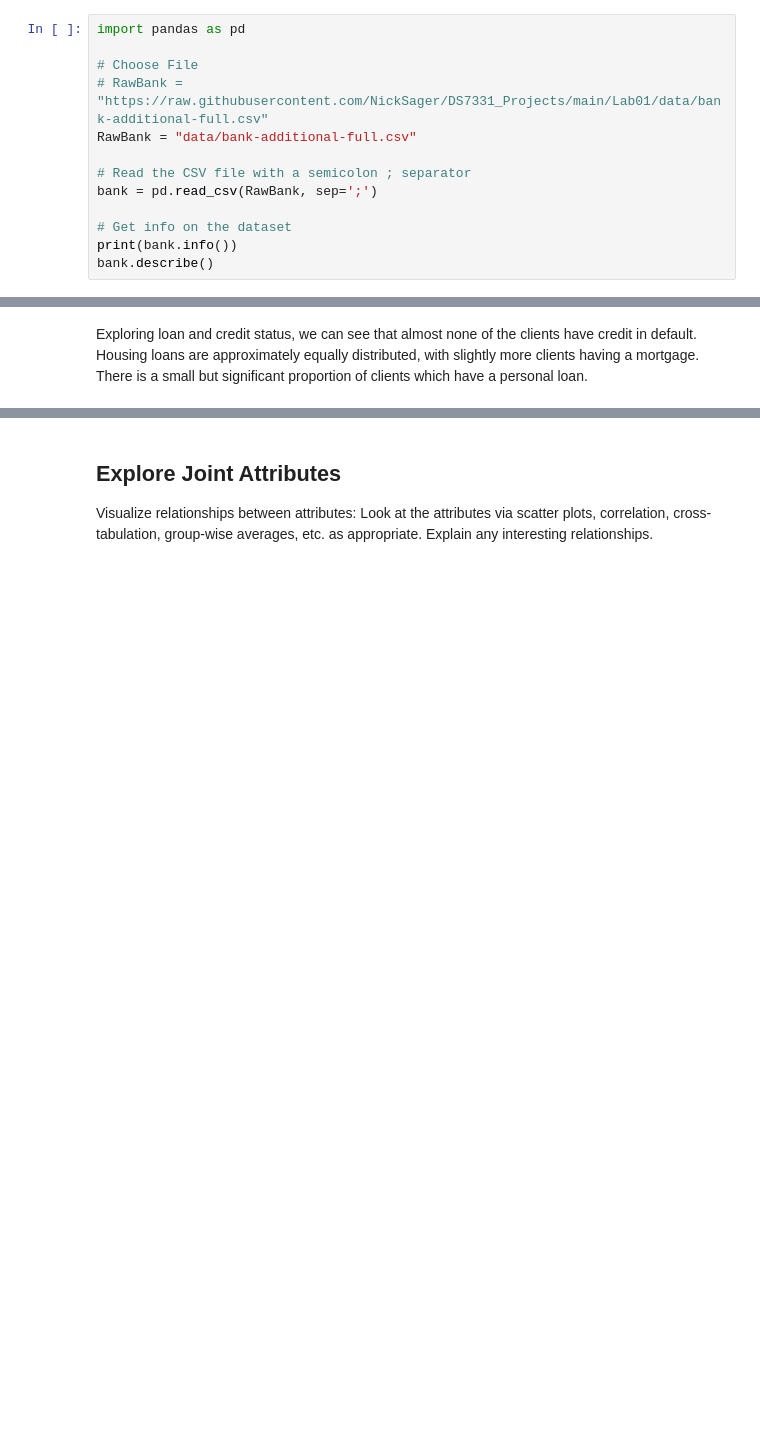
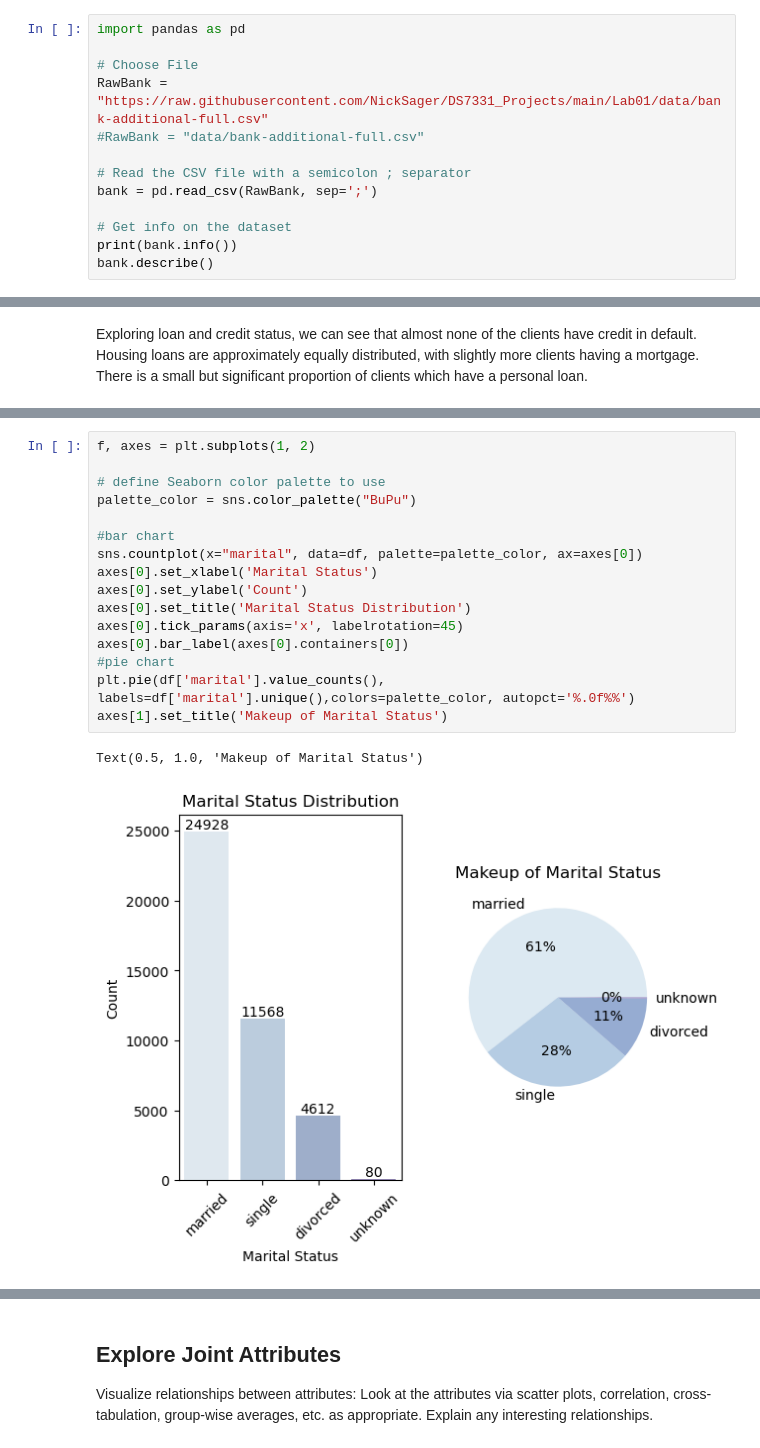
Before and after one commit to NickSager/DS7331_Projects, a Jupyter notebook: Lab01/Lab01.ipynb, the cells around one changed output, grey strips where cells are left out. Saved outputs shown, nothing was run; the diff lists cells and outputs as text; blank space fills up the shorter version.

```diff
--- a/Lab01/Lab01.ipynb
+++ b/Lab01/Lab01.ipynb
@@ -66,8 +63,8 @@ Output variable (desired target):
 import pandas as pd
 
 # Choose File
-# RawBank = "https://raw.githubusercontent.com/NickSager/DS7331_Projects/main/Lab01/data/bank-additional-full.csv"
-RawBank = "data/bank-additional-full.csv"
+RawBank = "https://raw.githubusercontent.com/NickSager/DS7331_Projects/main/Lab01/data/bank-additional-full.csv"
+#RawBank = "data/bank-additional-full.csv"
 
 # Read the CSV file with a semicolon ; separator
 bank = pd.read_csv(RawBank, sep=';')
@@ -373,0 +371,19 @@ Visualize the most interesting attributes (at least 5 attributes, your opinion o
+# %%
+f, axes = plt.subplots(1, 2)
+
+# define Seaborn color palette to use
+palette_color = sns.color_palette("BuPu")
+
+#bar chart
+sns.countplot(x="marital", data=df, palette=palette_color, ax=axes[0])
+axes[0].set_xlabel('Marital Status')
+axes[0].set_ylabel('Count')
+axes[0].set_title('Marital Status Distribution')
+axes[0].tick_params(axis='x', labelrotation=45)
+axes[0].bar_label(axes[0].containers[0])
+#pie chart
+plt.pie(df['marital'].value_counts(), labels=df['marital'].unique(),colors=palette_color, autopct='%.0f%%')
+axes[1].set_title('Makeup of Marital Status')
+# %% [output]
+Text(0.5, 1.0, 'Makeup of Marital Status')
+[figure, added]
```
Also changed, not shown: parts of 22 cells of this notebook.
